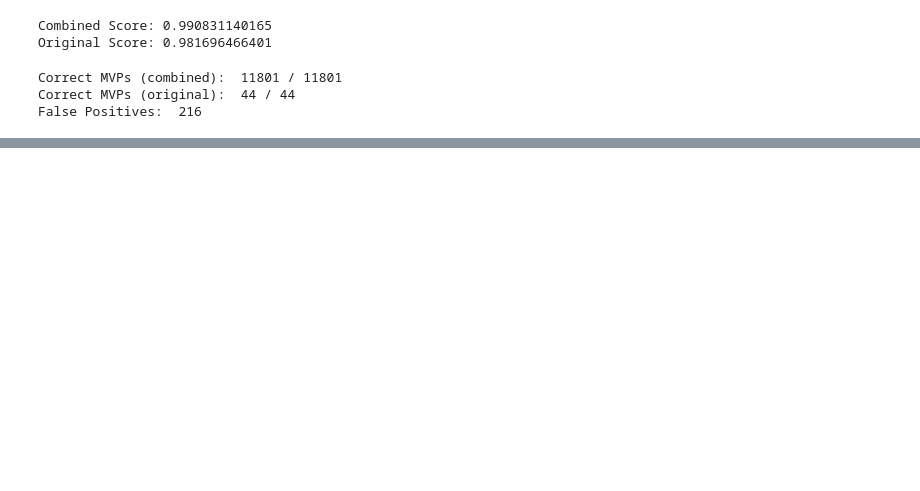
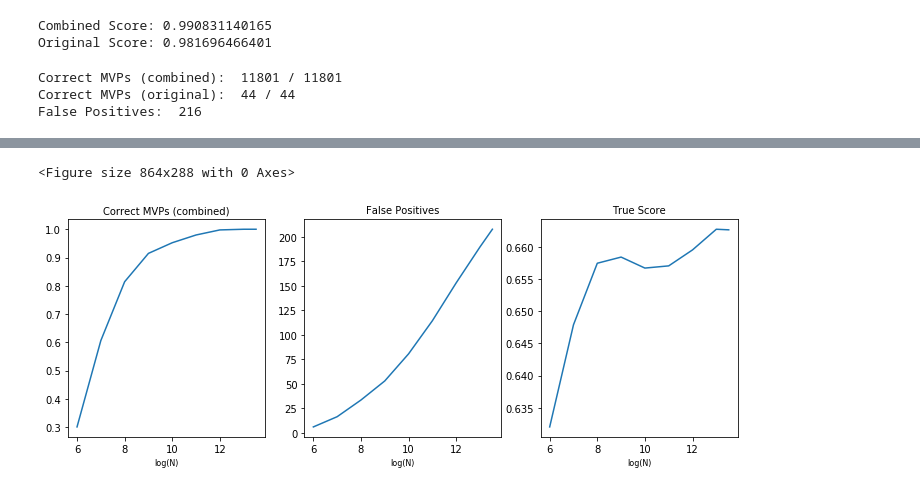
Before and after one commit to Lrab/COMP562_Final, a Jupyter notebook: LogisticRegression.ipynb, the cells around one changed output, grey strips where cells are left out. Cells and saved outputs as stored; diff of their text form; code cells hidden in the pictures; blank space fills up the shorter version.

```diff
--- a/LogisticRegression.ipynb
+++ b/LogisticRegression.ipynb
@@ -497,0 +591,14 @@ True Score: 0.65909
+# %%
+s = []
+
+N = [2**i for i in range(6,14)]
+N.append(len(ndata)-len(ndata_MVP))
+N.append(0)
+N.sort()
+
+for i in range(len(N)):
+    print('N:',N[i])
+    s.append(synth_log(N[i],10**3))
+    print()
+
+s = np.array(s)
@@ -497,0 +623,15 @@ True Score: 0.65909
+# %%
+title = ['Correct MVPs (combined)','Correct MVPs (original)','False Positives','Combined Score','Original Score','True Score']
+j=1
+plt.figure(figsize=(12,4))
+for i in [0,2,5]:
+    vals = s[:,i]
+    plt.subplot(1,3,j)
+    plt.plot(np.log2(np.array(N)),vals)
+    plt.xlabel('log(N)',fontsize=8)
+    plt.title(title[i],fontsize=10)
+    j+=1
+plt.show()
+# %% [output]
+<Figure size 864x288 with 0 Axes>
+[figure, added]
```
Also changed, not shown: parts of 16 cells of this notebook.
